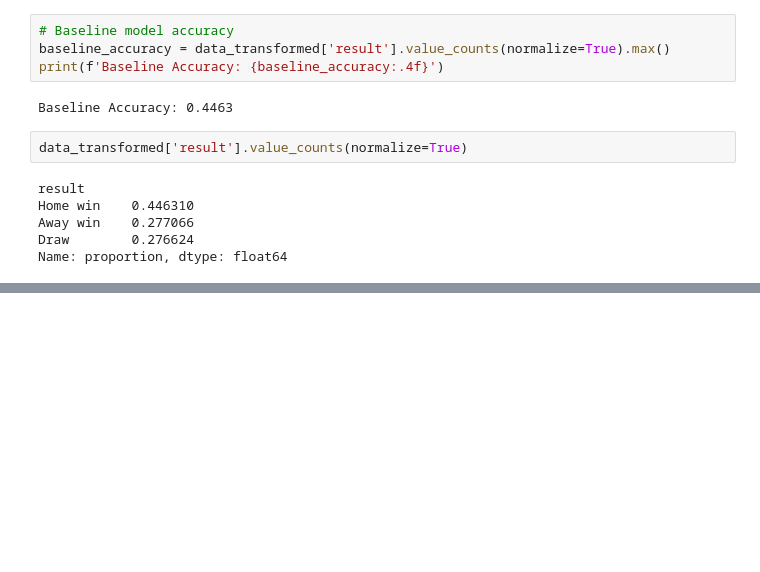
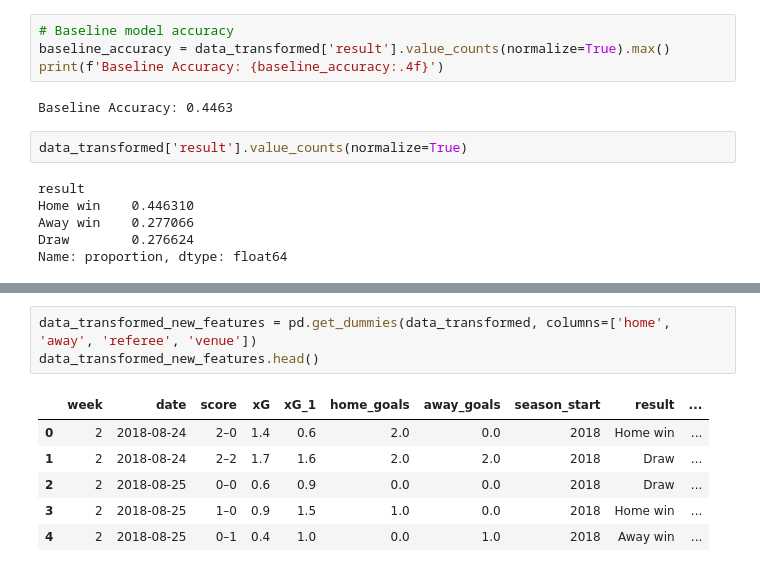
Before and after one commit to ricardoherediaj/mle_soccer_match_predictor, a Jupyter notebook: notebooks/04_baseline_model.ipynb, the cells around one changed output, grey strips where cells are left out. Saved outputs shown, nothing was run; the diff lists cells and outputs as text; blank space fills up the shorter version.

```diff
--- a/notebooks/04_baseline_model.ipynb
+++ b/notebooks/04_baseline_model.ipynb
@@ -100,0 +134,10 @@ Name: proportion, dtype: float64
+# %%
+data_transformed_new_features = pd.get_dummies(data_transformed, columns=['home', 'away', 'referee', 'venue'])
+data_transformed_new_features.head()
+# %% [output]
+|  | week | date | score | xG | xG_1 | home_goals | away_goals | season_start | result | ... |
+| 0 | 2 | 2018-08-24 | 2–0 | 1.4 | 0.6 | 2.0 | 0.0 | 2018 | Home win | ... |
+| 1 | 2 | 2018-08-24 | 2–2 | 1.7 | 1.6 | 2.0 | 2.0 | 2018 | Draw | ... |
+| 2 | 2 | 2018-08-25 | 0–0 | 0.6 | 0.9 | 0.0 | 0.0 | 2018 | Draw | ... |
+| 3 | 2 | 2018-08-25 | 1–0 | 0.9 | 1.5 | 1.0 | 0.0 | 2018 | Home win | ... |
+| 4 | 2 | 2018-08-25 | 0–1 | 0.4 | 1.0 | 0.0 | 1.0 | 2018 | Away win | ... |
```
Also changed, not shown: parts of 8 cells of this notebook, 1 other file.
